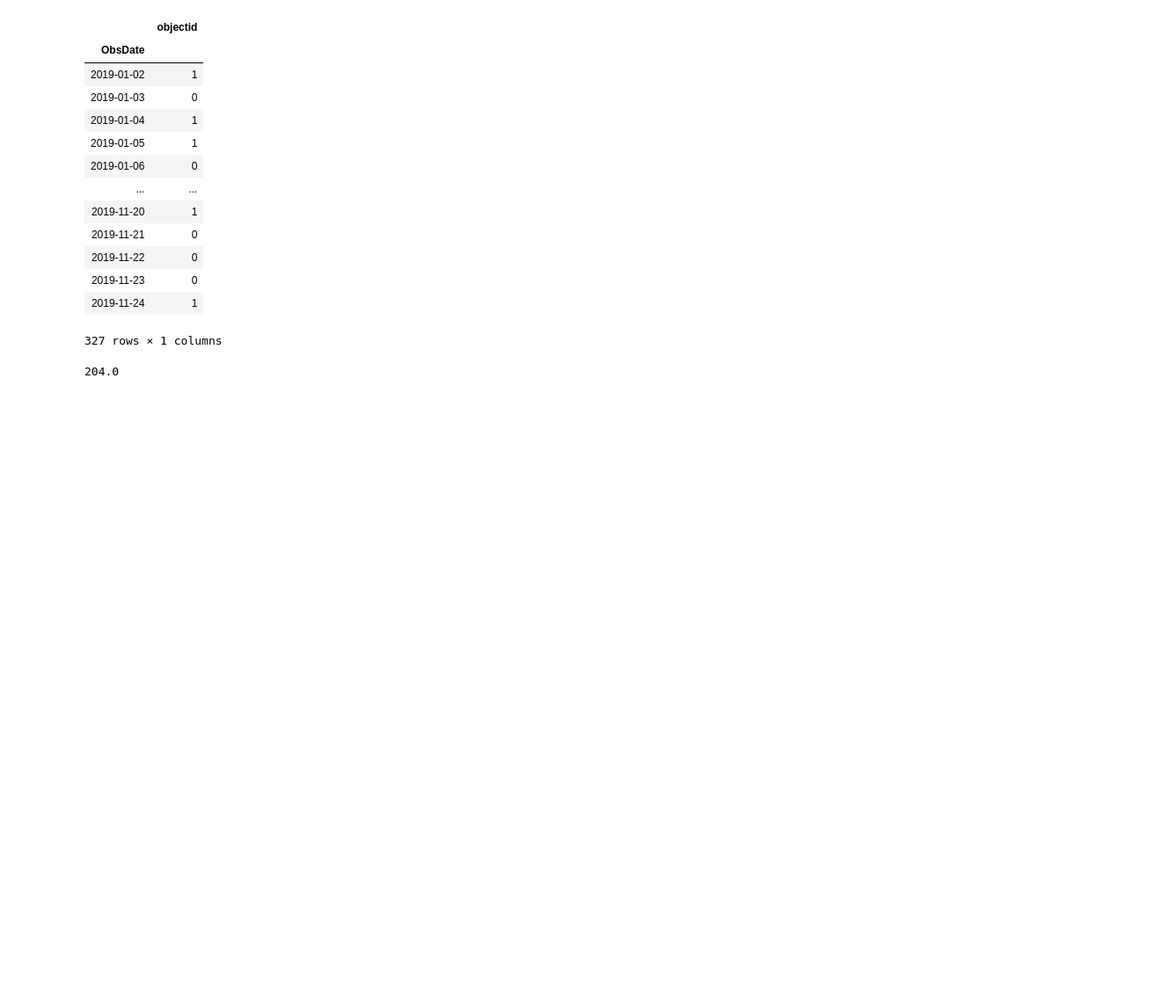
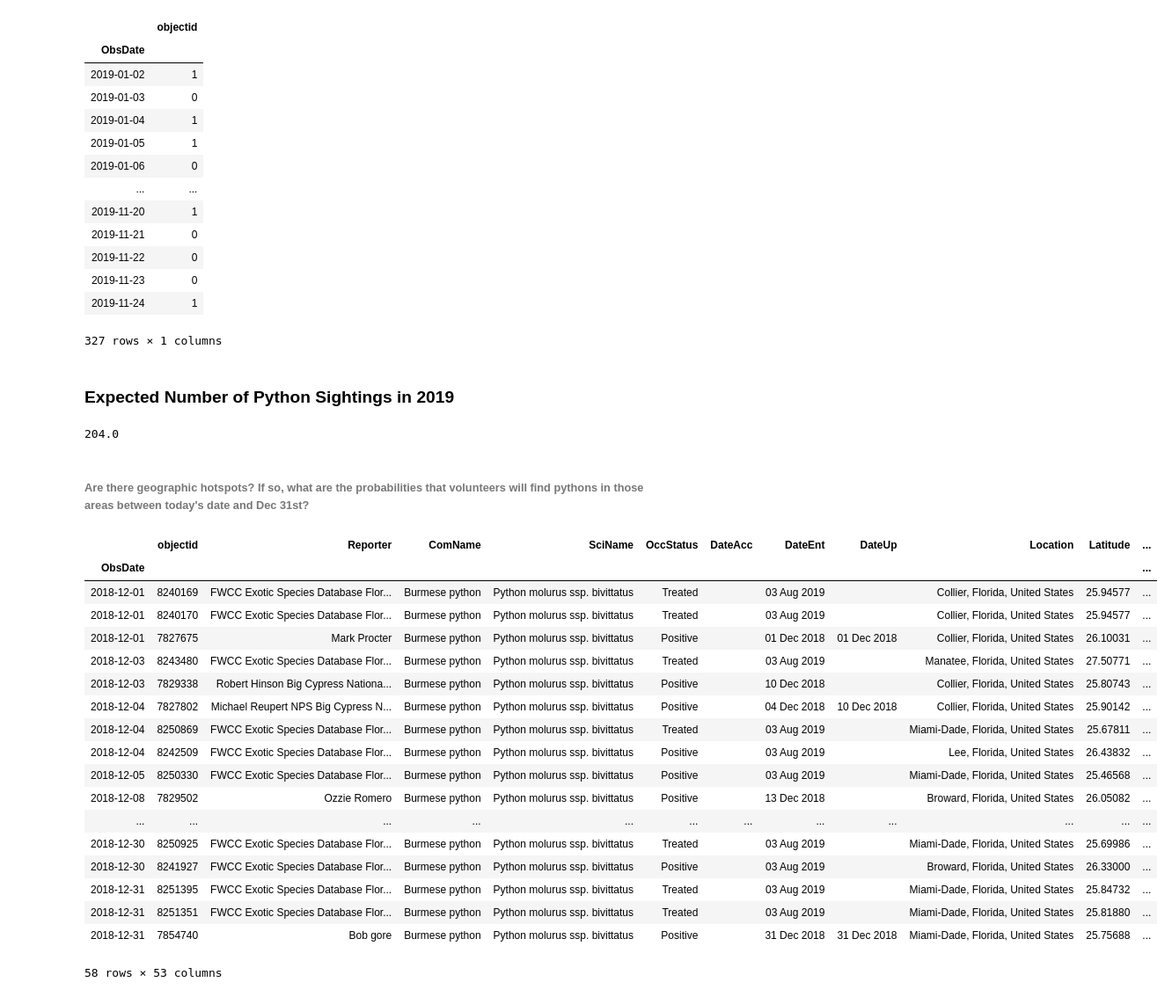
Before and after one commit to evill013/burmese-python-project, a Jupyter notebook: main.ipynb, the cells around one changed output. Shown at 88% size. Cells and saved outputs as stored; diff of their text form; code cells hidden in the pictures; blank space fills up the shorter version.

```diff
--- a/main.ipynb
+++ b/main.ipynb
@@ -281,6 +281,8 @@ predictions = model.predict(
     start = len(training_pivot2), # in terms of index, where do we want to start and end? start at the END of your training data
     end = len(training_pivot2) + len(target_pivot2) - 1, # and end at the END of our testing data
 )
+# %% [markdown]
+### Expected Number of Python Sightings in 2019
 # %%
 # how to get the sum of the 2019 year?
 round(predictions.sum())
@@ -290,0 +291,2 @@ round(predictions.sum())
+# %% [markdown]
+###### Are there geographic hotspots? If so, what are the probabilities that volunteers will find pythons in those areas between today's date and Dec 31st?
@@ -290,0 +307,26 @@ round(predictions.sum())
+# %%
+last_year = time_df.loc['2018-12']
+
+last_year.drop(columns = 'ObsDate', axis = 1, inplace = True)
+
+last_year
+# %% [output]
+|  | objectid | Reporter | ComName | SciName | OccStatus | DateAcc | DateEnt | DateUp | Location | Latitude | ... |
+| ObsDate |  |  |  |  |  |  |  |  |  |  | ... |
+| 2018-12-01 | 8240169 | FWCC Exotic Species Database Flor... | Burmese python | Python molurus ssp. bivittatus | Treated |  | 03 Aug 2019 |  | Collier, Florida, United States | 25.94577 | ... |
+| 2018-12-01 | 8240170 | FWCC Exotic Species Database Flor... | Burmese python | Python molurus ssp. bivittatus | Treated |  | 03 Aug 2019 |  | Collier, Florida, United States | 25.94577 | ... |
+| 2018-12-01 | 7827675 | Mark Procter | Burmese python | Python molurus ssp. bivittatus | Positive |  | 01 Dec 2018 | 01 Dec 2018 | Collier, Florida, United States | 26.10031 | ... |
+| 2018-12-03 | 8243480 | FWCC Exotic Species Database Flor... | Burmese python | Python molurus ssp. bivittatus | Treated |  | 03 Aug 2019 |  | Manatee, Florida, United States | 27.50771 | ... |
+| 2018-12-03 | 7829338 | Robert Hinson Big Cypress Nationa... | Burmese python | Python molurus ssp. bivittatus | Positive |  | 10 Dec 2018 |  | Collier, Florida, United States | 25.80743 | ... |
+| 2018-12-04 | 7827802 | Michael Reupert NPS Big Cypress N... | Burmese python | Python molurus ssp. bivittatus | Positive |  | 04 Dec 2018 | 10 Dec 2018 | Collier, Florida, United States | 25.90142 | ... |
+| 2018-12-04 | 8250869 | FWCC Exotic Species Database Flor... | Burmese python | Python molurus ssp. bivittatus | Treated |  | 03 Aug 2019 |  | Miami-Dade, Florida, United States | 25.67811 | ... |
+| 2018-12-04 | 8242509 | FWCC Exotic Species Database Flor... | Burmese python | Python molurus ssp. bivittatus | Positive |  | 03 Aug 2019 |  | Lee, Florida, United States | 26.43832 | ... |
+| 2018-12-05 | 8250330 | FWCC Exotic Species Database Flor... | Burmese python | Python molurus ssp. bivittatus | Positive |  | 03 Aug 2019 |  | Miami-Dade, Florida, United States | 25.46568 | ... |
+| 2018-12-08 | 7829502 | Ozzie Romero | Burmese python | Python molurus ssp. bivittatus | Positive |  | 13 Dec 2018 |  | Broward, Florida, United States | 26.05082 | ... |
+| ... | ... | ... | ... | ... | ... | ... | ... | ... | ... | ... | ... |
+| 2018-12-30 | 8250925 | FWCC Exotic Species Database Flor... | Burmese python | Python molurus ssp. bivittatus | Treated |  | 03 Aug 2019 |  | Miami-Dade, Florida, United States | 25.69986 | ... |
+| 2018-12-30 | 8241927 | FWCC Exotic Species Database Flor... | Burmese python | Python molurus ssp. bivittatus | Positive |  | 03 Aug 2019 |  | Broward, Florida, United States | 26.33000 | ... |
+| 2018-12-31 | 8251395 | FWCC Exotic Species Database Flor... | Burmese python | Python molurus ssp. bivittatus | Treated |  | 03 Aug 2019 |  | Miami-Dade, Florida, United States | 25.84732 | ... |
+| 2018-12-31 | 8251351 | FWCC Exotic Species Database Flor... | Burmese python | Python molurus ssp. bivittatus | Treated |  | 03 Aug 2019 |  | Miami-Dade, Florida, United States | 25.81880 | ... |
+| 2018-12-31 | 7854740 | Bob gore | Burmese python | Python molurus ssp. bivittatus | Positive |  | 31 Dec 2018 | 31 Dec 2018 | Miami-Dade, Florida, United States | 25.75688 | ... |
+58 rows × 53 columns
```
Also changed, not shown: parts of 20 cells of this notebook.
